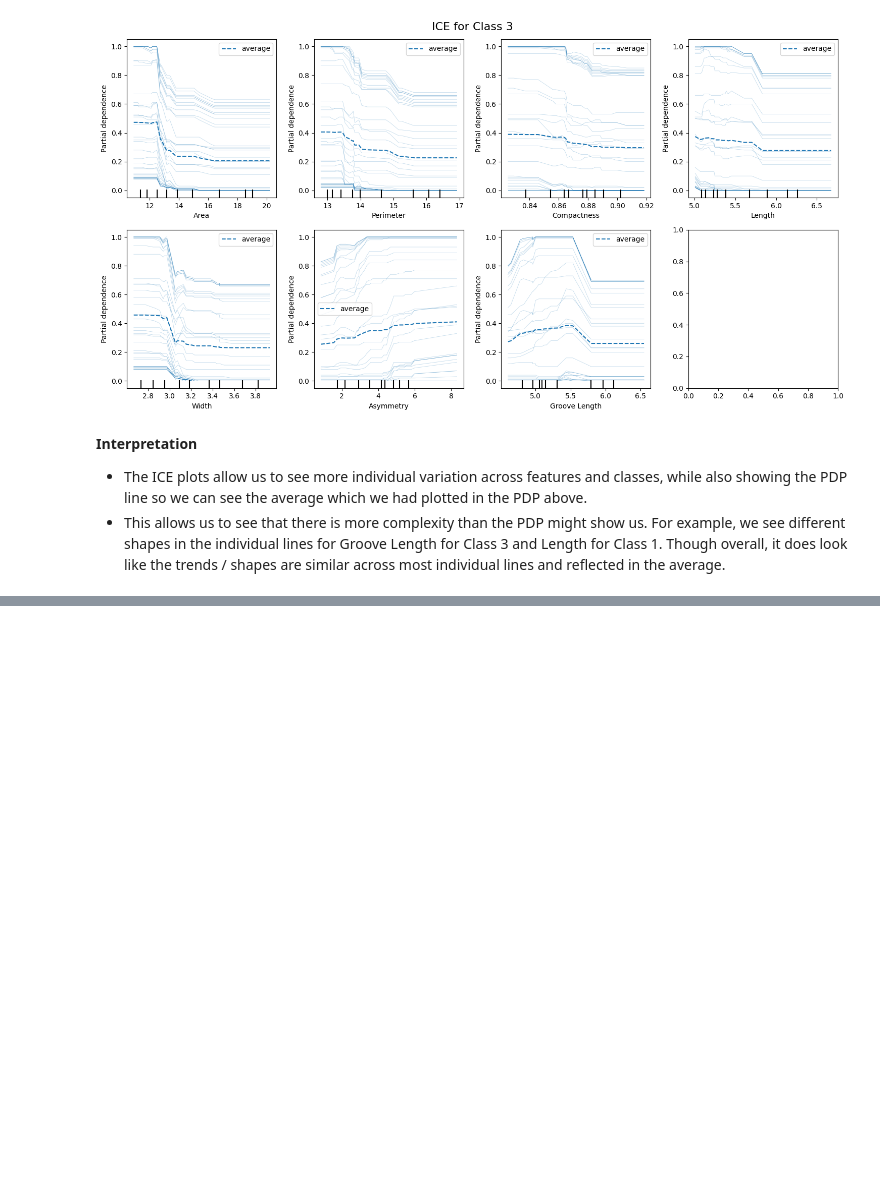
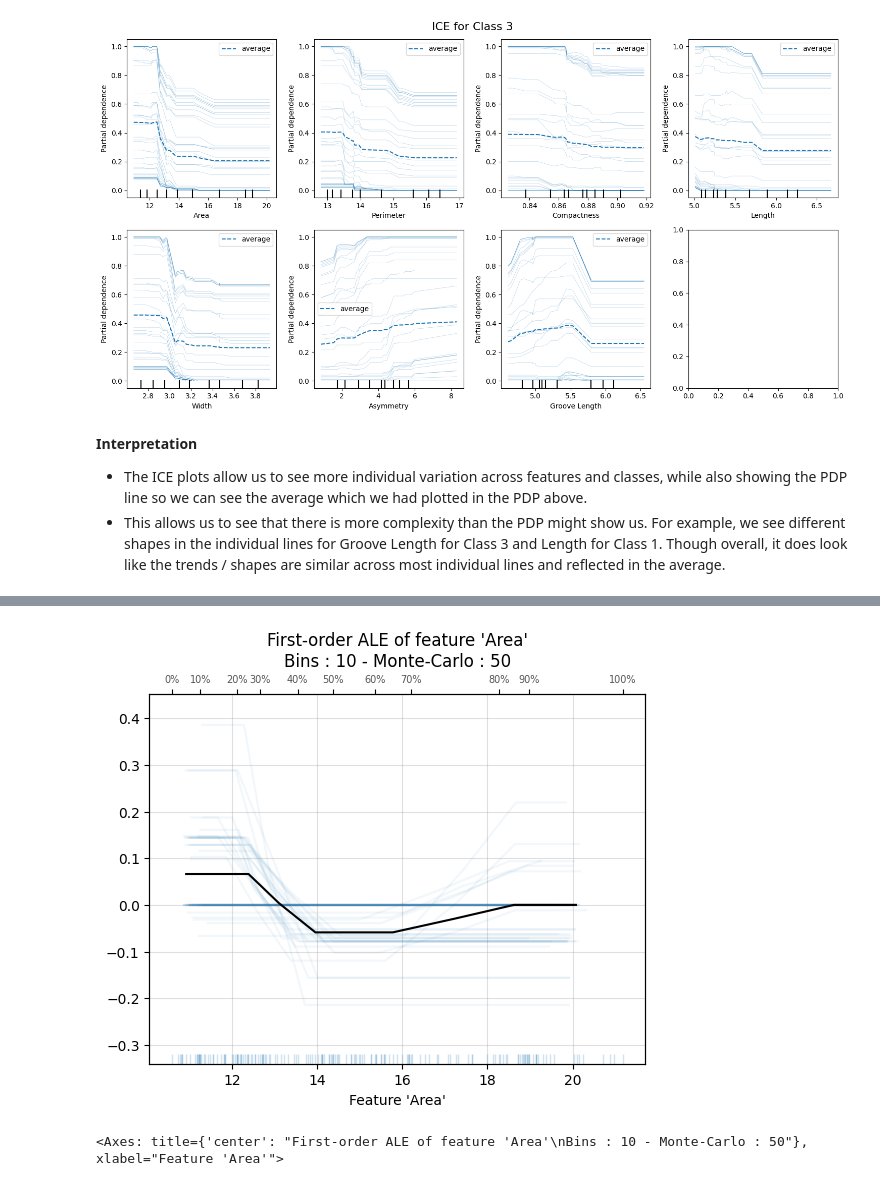
Before and after one commit to jc39963/Explainable_Techniques, a Jupyter notebook: Explainable_Techniques.ipynb, the cells around one changed output, grey strips where cells are left out. Saved outputs shown, nothing was run; the diff lists cells and outputs as text; code cells hidden in the pictures; blank space fills up the shorter version.

```diff
--- a/Explainable_Techniques.ipynb
+++ b/Explainable_Techniques.ipynb
@@ -368,0 +402,14 @@ for target_class in target_classes:
+# %%
+# from local explainability notebook on github
+ale_plot(
+        rf,
+        X_train,
+        'Area',
+        bins=10,
+        monte_carlo = True,
+        monte_carlo_rep=50,
+        monte_carlo_ratio=0.5
+    )
+# %% [output]
+[figure, added]
+<Axes: title={'center': "First-order ALE of feature 'Area'\nBins : 10 - Monte-Carlo : 50"}, xlabel="Feature 'Area'">
```
Also changed, not shown: parts of 10 cells of this notebook.
